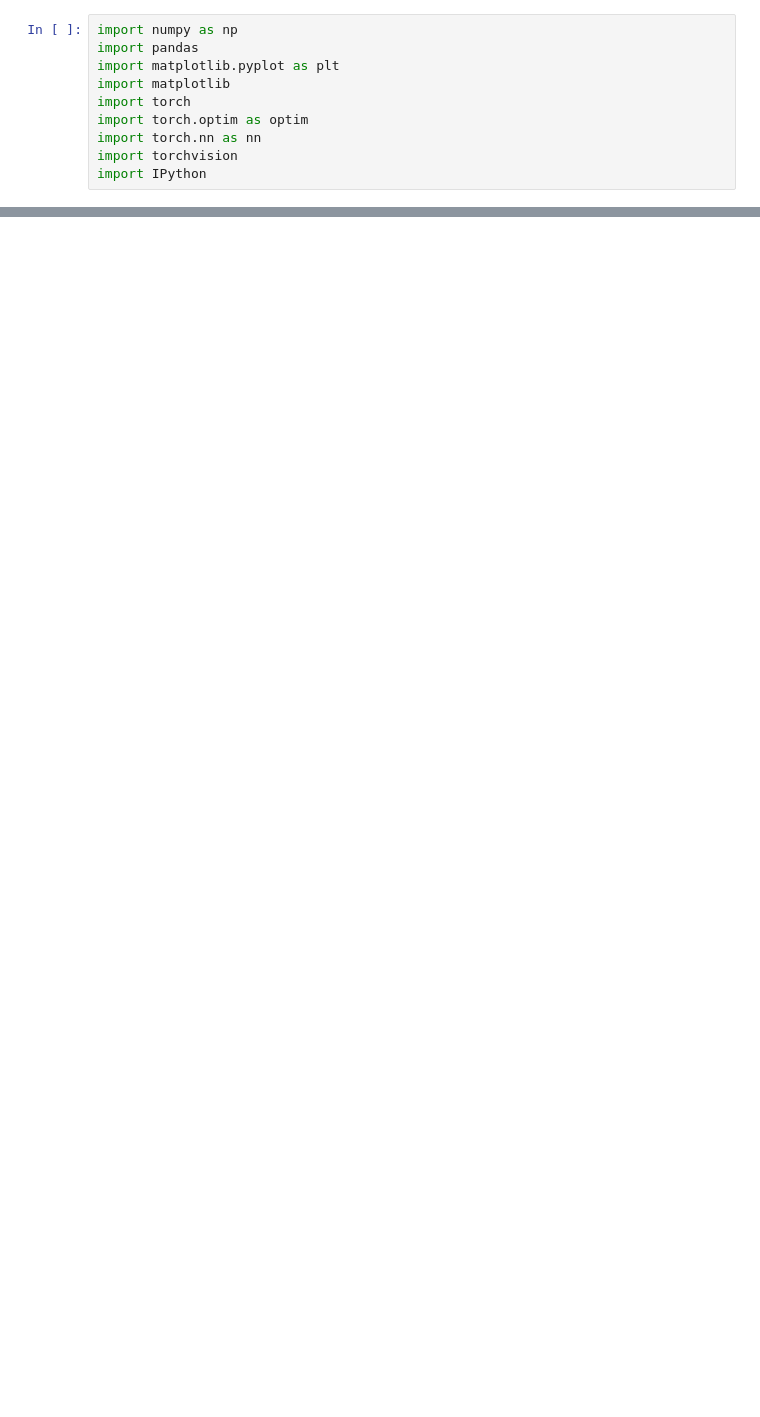
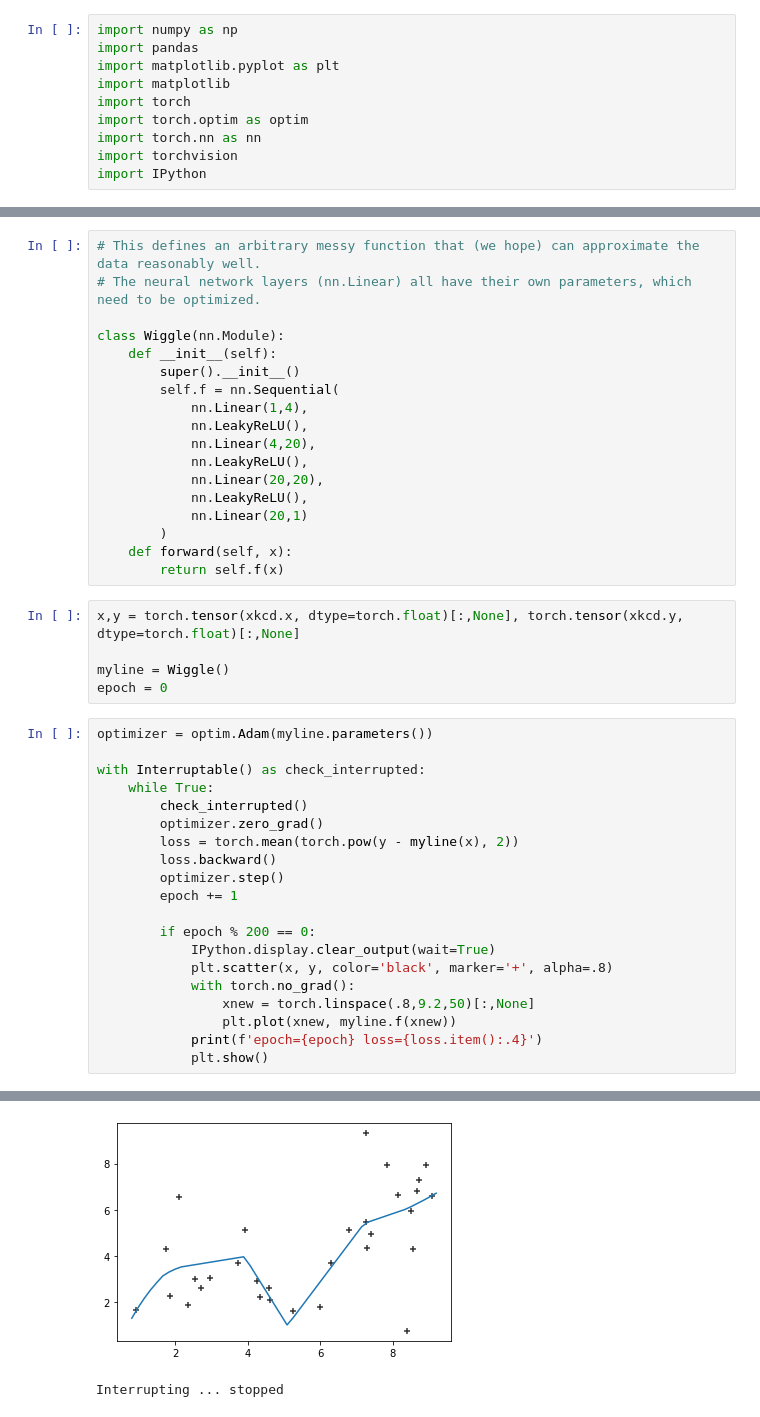
Before and after one commit to damonjw/datasci, a Jupyter notebook: nn.ipynb, the cells around one changed output, grey strips where cells are left out. Drawn from its saved outputs; the diff is of its cells as text; blank space fills up the shorter version.

```diff
--- a/nn.ipynb
+++ b/nn.ipynb
@@ -578,0 +60,44 @@ plt.show()
+# %%
+# This defines an arbitrary messy function that (we hope) can approximate the data reasonably well.
+# The neural network layers (nn.Linear) all have their own parameters, which need to be optimized.
+
+class Wiggle(nn.Module):
+    def __init__(self):
+        super().__init__()
+        self.f = nn.Sequential(
+            nn.Linear(1,4),
+            nn.LeakyReLU(),
+            nn.Linear(4,20),
+            nn.LeakyReLU(),
+            nn.Linear(20,20),
+            nn.LeakyReLU(),
+            nn.Linear(20,1)
+        )
+    def forward(self, x):
+        return self.f(x)
+# %%
+x,y = torch.tensor(xkcd.x, dtype=torch.float)[:,None], torch.tensor(xkcd.y, dtype=torch.float)[:,None]
+
+myline = Wiggle()
+epoch = 0
+# %%
+optimizer = optim.Adam(myline.parameters())
+
+with Interruptable() as check_interrupted:
+    while True:
+        check_interrupted()
+        optimizer.zero_grad()
+        loss = torch.mean(torch.pow(y - myline(x), 2))
+        loss.backward()
+        optimizer.step()
+        epoch += 1
+
+        if epoch % 200 == 0:
+            IPython.display.clear_output(wait=True)
+            plt.scatter(x, y, color='black', marker='+', alpha=.8)
+            with torch.no_grad():
+                xnew = torch.linspace(.8,9.2,50)[:,None]
+                plt.plot(xnew, myline.f(xnew))
+            print(f'epoch={epoch} loss={loss.item():.4}')
+            plt.show()
+# %% [output]
@@ -578,0 +105,2 @@ plt.show()
+[figure, added]
+Interrupting ... stopped
```
Also changed, not shown: parts of 59 cells of this notebook.
